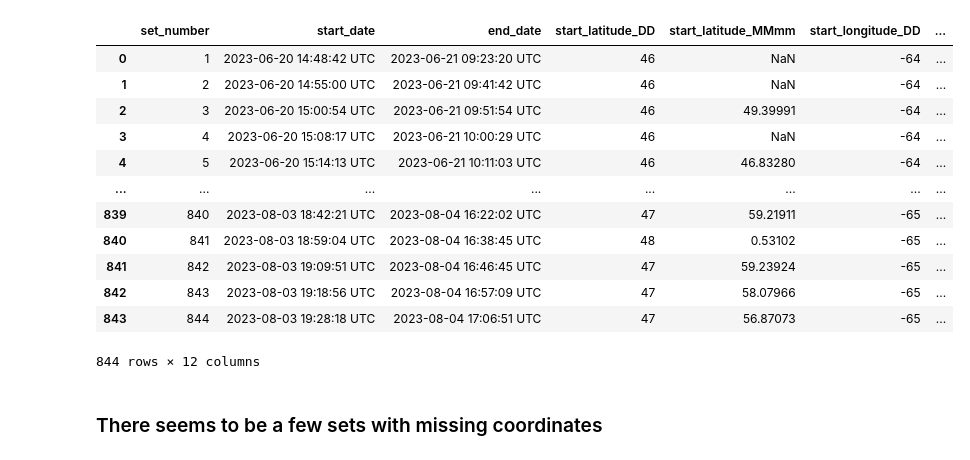
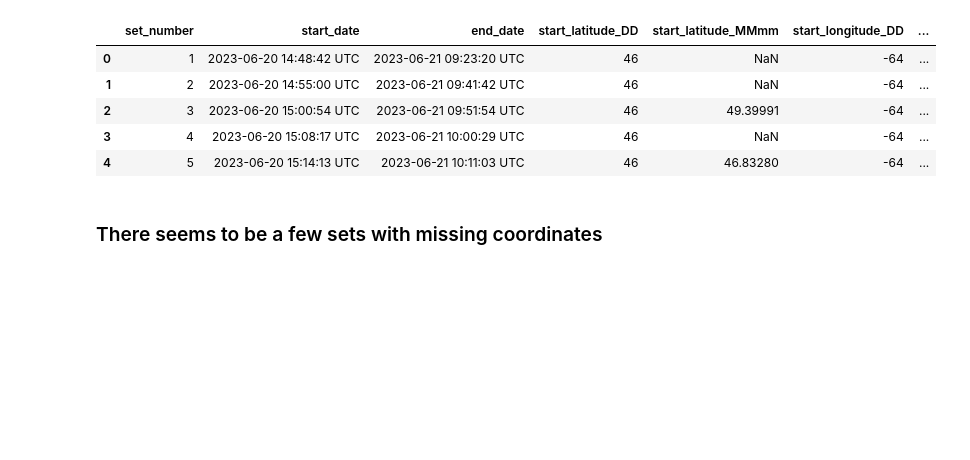
Before and after one commit to dfo-gulf-science/JupyterNotebookCollection, a Jupyter notebook: RockCrabX023/SetExploration.ipynb, the cells around one changed output. Cells and saved outputs as stored; diff of their text form; code cells hidden in the pictures; blank space fills up the shorter version.

```diff
--- a/RockCrabX023/SetExploration.ipynb
+++ b/RockCrabX023/SetExploration.ipynb
@@ -10,24 +10,17 @@ sets = pd.read_csv("X023_set_export.csv")
 # %%
 columns_of_interest = [
     "set_number", "start_date", "end_date", 'start_latitude_DD',
     'start_latitude_MMmm', 'start_longitude_DD', 'start_longitude_MMmm', 'end_latitude_DD',
     'end_latitude_MMmm', 'end_longitude_DD', 'end_longitude_MMmm', "set_result"
 ]
-sets[columns_of_interest]
+sets[columns_of_interest].head()
 # %% [output]
 |  | set_number | start_date | end_date | start_latitude_DD | start_latitude_MMmm | start_longitude_DD | ... |
 | 0 | 1 | 2023-06-20 14:48:42 UTC | 2023-06-21 09:23:20 UTC | 46 | NaN | -64 | ... |
 | 1 | 2 | 2023-06-20 14:55:00 UTC | 2023-06-21 09:41:42 UTC | 46 | NaN | -64 | ... |
 | 2 | 3 | 2023-06-20 15:00:54 UTC | 2023-06-21 09:51:54 UTC | 46 | 49.39991 | -64 | ... |
 | 3 | 4 | 2023-06-20 15:08:17 UTC | 2023-06-21 10:00:29 UTC | 46 | NaN | -64 | ... |
 | 4 | 5 | 2023-06-20 15:14:13 UTC | 2023-06-21 10:11:03 UTC | 46 | 46.83280 | -64 | ... |
-| ... | ... | ... | ... | ... | ... | ... | ... |
-| 839 | 840 | 2023-08-03 18:42:21 UTC | 2023-08-04 16:22:02 UTC | 47 | 59.21911 | -65 | ... |
-| 840 | 841 | 2023-08-03 18:59:04 UTC | 2023-08-04 16:38:45 UTC | 48 | 0.53102 | -65 | ... |
-| 841 | 842 | 2023-08-03 19:09:51 UTC | 2023-08-04 16:46:45 UTC | 47 | 59.23924 | -65 | ... |
-| 842 | 843 | 2023-08-03 19:18:56 UTC | 2023-08-04 16:57:09 UTC | 47 | 58.07966 | -65 | ... |
-| 843 | 844 | 2023-08-03 19:28:18 UTC | 2023-08-04 17:06:51 UTC | 47 | 56.87073 | -65 | ... |
-844 rows × 12 columns
 # %% [markdown]
 ### There seems to be a few sets with missing coordinates
 # %%
```
Also changed, not shown: parts of 10 cells of this notebook.
